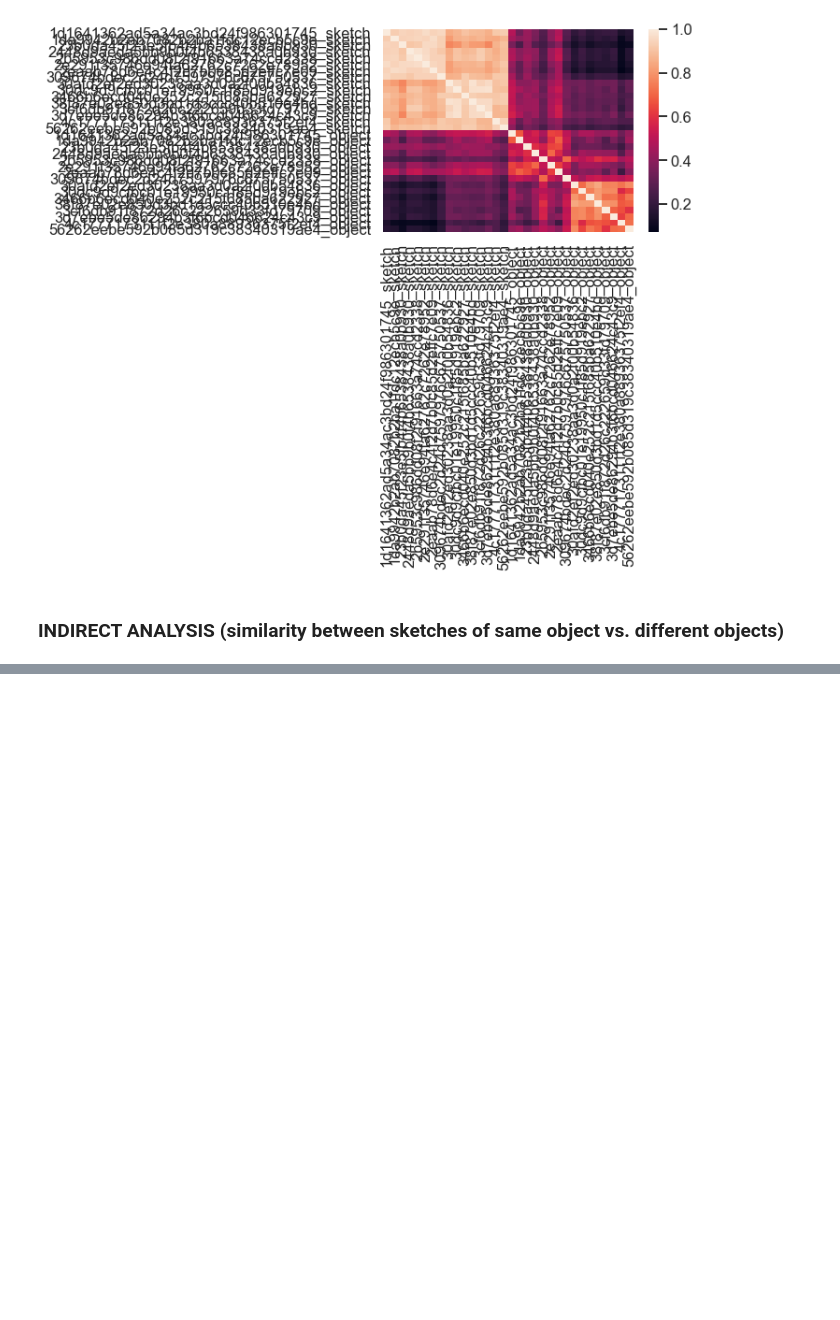
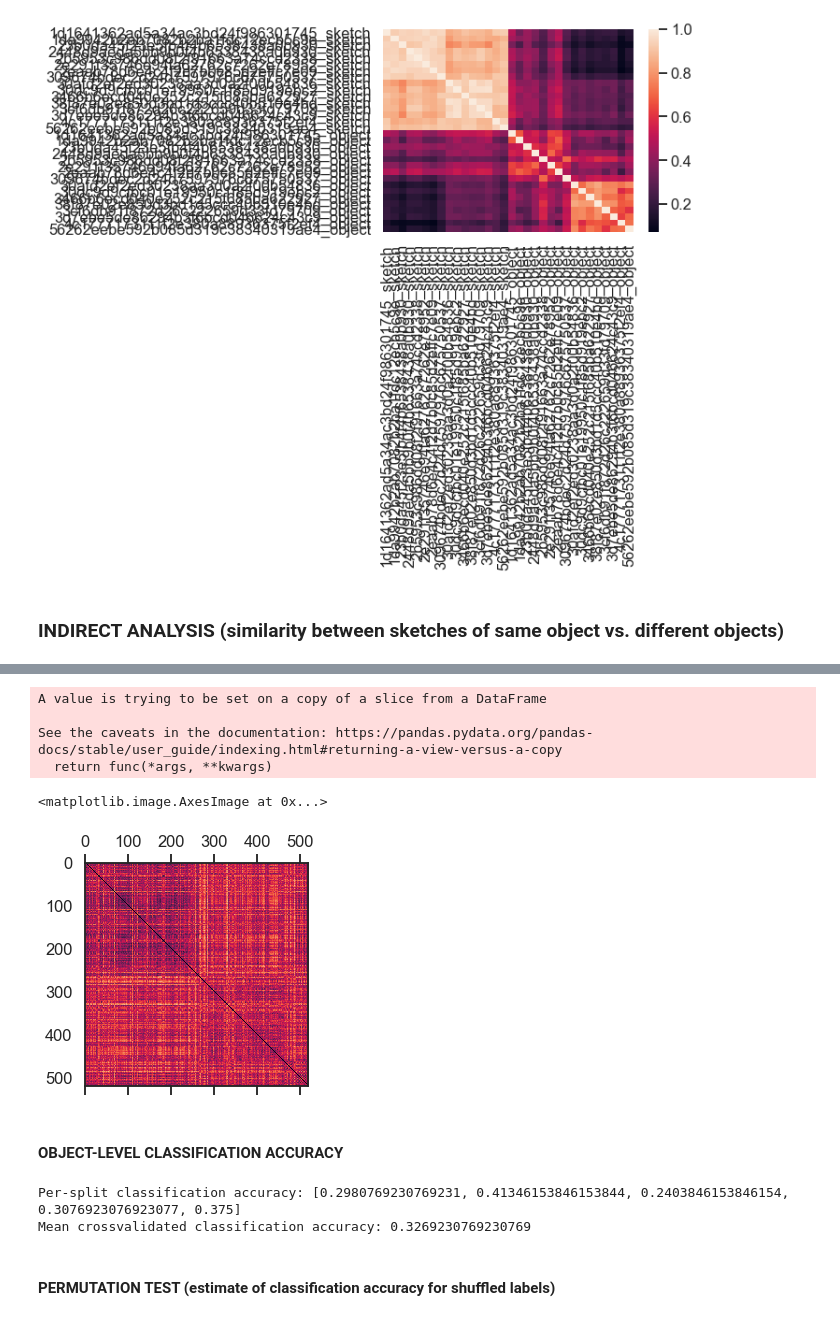
Before and after one commit to hawkrobe/graphical_conventions, a Jupyter notebook: analysis/preprocessing/explore_sketch_object_similarities.ipynb, the cells around one changed output, grey strips where cells are left out. Cells and saved outputs as stored; diff of their text form; code cells hidden in the pictures; blank space fills up the shorter version.

Commit message:
add classification results

```diff
--- a/analysis/preprocessing/explore_sketch_object_similarities.ipynb
+++ b/analysis/preprocessing/explore_sketch_object_similarities.ipynb
@@ -244,0 +272,24 @@ sns.heatmap(R, xticklabels=x_axis_labels, yticklabels=y_axis_labels)
+# %%
+## pull out all drawings from a particular phase (both conditions, all participants)
+S_ = S[S['phase']=='pre']
+S_.sort_values(by =['shapenetID'],inplace=True)
+S_ = S_.reset_index()
+
+## subset columns to just those that are critical for setting up classifier
+key_cols = ['shapenetID'] + list(feat_cols)
+S_ = S_[key_cols]
+
+## visualize the correlation distance matrix for all drawings of each object
+these_sketch_feats = S_[feat_cols]
+import scipy.spatial.distance as dist
+R = dist.squareform(dist.pdist(these_sketch_feats, metric='correlation'))
+plt.matshow(R)
+# %% [output]
+A value is trying to be set on a copy of a slice from a DataFrame
+
+See the caveats in the documentation: https://pandas.pydata.org/pandas-docs/stable/user_guide/indexing.html#returning-a-view-versus-a-copy
+  return func(*args, **kwargs)
+<matplotlib.image.AxesImage at 0x...>
+[figure, added]
+# %% [markdown]
+#### OBJECT-LEVEL CLASSIFICATION ACCURACY
@@ -244,0 +299,37 @@ sns.heatmap(R, xticklabels=x_axis_labels, yticklabels=y_axis_labels)
+# %%
+## use standard sklearn notation to represent data and labels
+X = np.array(S_[feat_cols])
+y = np.array(S_['shapenetID'].values)
+
+## construct stratified splits for cross-validated classification
+from sklearn.model_selection import StratifiedKFold
+skf = StratifiedKFold(n_splits=5, shuffle=True, random_state=0)
+skf.get_n_splits(X, y)
+
+## march through each stratified train/test split and fit/evaluate object classification accuracy
+from sklearn import linear_model
+clf_acc = []
+for train_index, test_index in skf.split(X, y):
+    X_train, X_test = X[train_index], X[test_index]
+    y_train, y_test = y[train_index], y[test_index]
+
+    ## fit classifier
+    clf = linear_model.LogisticRegression(penalty='l2',C=regularization_strength).fit(X_train, y_train)
+
+    ## evaluate classifier
+    cats = clf.classes_
+    probs = clf.predict_proba(X_test)
+    preds = clf.predict(X_test)
+    acc = clf.score(X_test,y_test)
+
+    ## append to list
+    clf_acc.append(acc)
+
+## print classifier accuracies
+print('Per-split classification accuracy: {}'.format(clf_acc))
+print('Mean crossvalidated classification accuracy: {}'.format( np.mean(clf_acc)))
+# %% [output]
+Per-split classification accuracy: [0.2980769230769231, 0.41346153846153844, 0.2403846153846154, 0.3076923076923077, 0.375]
+Mean crossvalidated classification accuracy: 0.3269230769230769
+# %% [markdown]
+#### PERMUTATION TEST (estimate of classification accuracy for shuffled labels)
```
Also changed, not shown: parts of 6 cells of this notebook, 1 other file.
